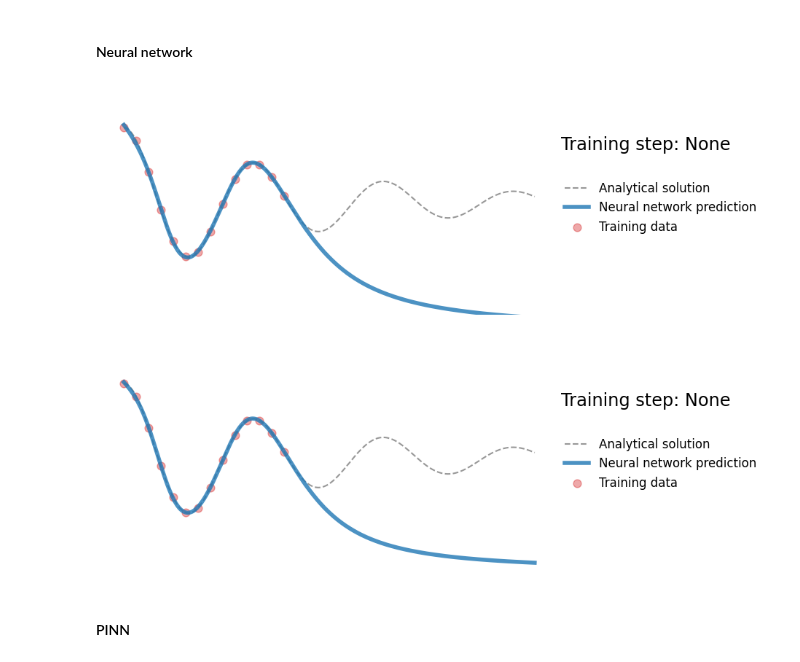
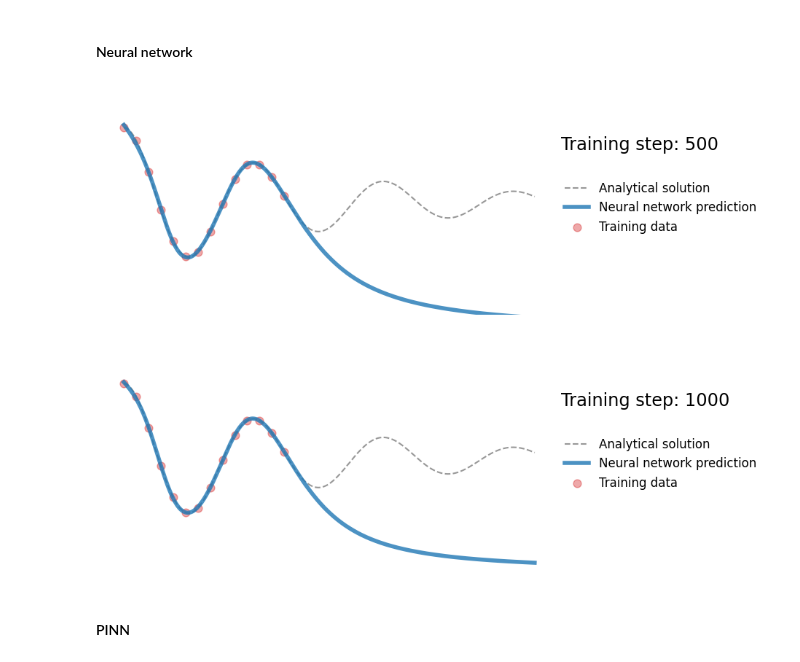
Before and after one commit to FabioDionysio/PINNs, a Jupyter notebook: src/03.Harmonic-oscillator/01.Harmonic-oscillator-1D.ipynb, the cells around one changed output. Saved outputs shown, nothing was run; the diff lists cells and outputs as text; code cells hidden in the pictures.

```diff
--- a/src/03.Harmonic-oscillator/01.Harmonic-oscillator-1D.ipynb
+++ b/src/03.Harmonic-oscillator/01.Harmonic-oscillator-1D.ipynb
@@ -68,33 +68,33 @@ plt.show()
 # %%
 # Train standard neural network to fit training data
 torch.manual_seed(123)
 model = fcn(1, 1, 32, 3)
 optimizer = torch.optim.Adam(model.parameters(), lr=1e-3)
 
 files = []
 for i in range(1000):
     optimizer.zero_grad()
     yh = model(x_data)
     loss = nn.MSELoss()(yh, y_data)
 
     loss.backward()
     optimizer.step()
 
     if (i+1) % 10 == 0:
         yh = model(x).detach()
-        plot_result(x, y, x_data, y_data, yh)
-        file = 'plots/nn_%.4i.png'%(i+1)
+        plot_result(x, y, x_data, y_data, yh, step=i+1)
+        file = 'plots/nn1D_%.4i.png'%(i+1)
         plt.savefig(file, bbox_inches='tight', pad_inches=0.1, dpi=100, facecolor="white")
         files.append(file)
 
         if (i+1) % 500 == 0:
             plt.show()
         else:
             plt.close('all')
 
 save_gif_PIL('figures/nn1D.gif', files, fps=20, loop=0)
 # %% [output]
-[figure, old version]
+[figure, new version]
 [figure]
 # %% [markdown]
 #### PINN
```
Also changed, not shown: parts of 1 cell of this notebook, 1 other file.
